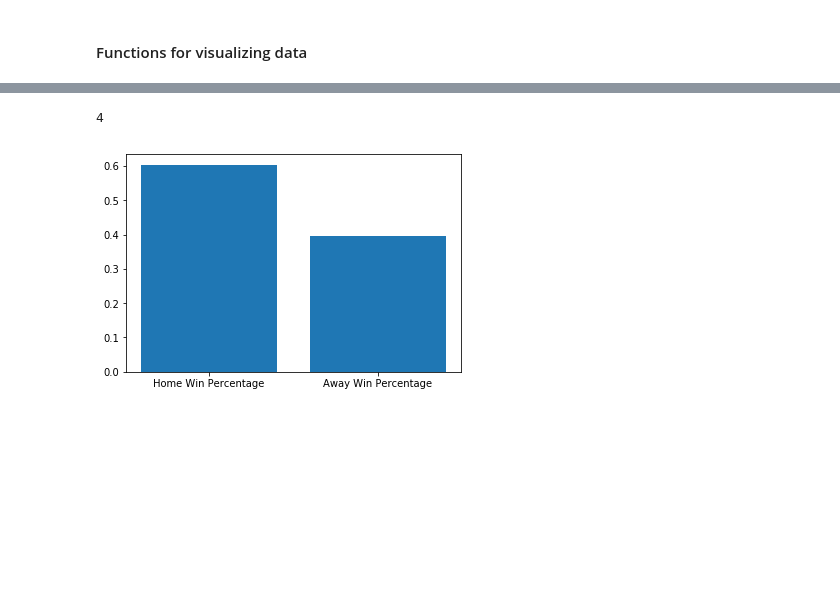
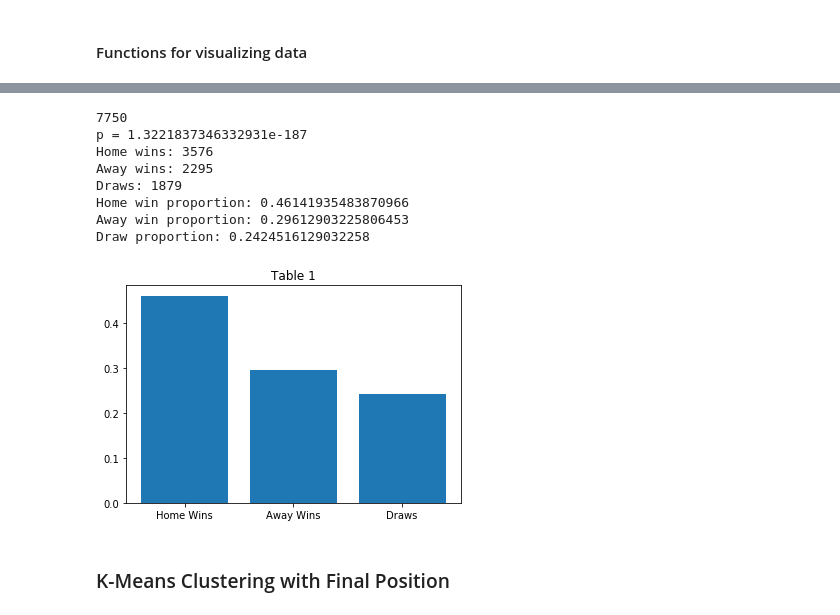
Before and after one commit to cjleggett/SoccerData, a Jupyter notebook: Soccer Data.ipynb, the cells around one changed output, grey strips where cells are left out. Drawn from its saved outputs; the diff is of its cells as text; code cells hidden in the pictures; blank space fills up the shorter version.

```diff
--- a/Soccer Data.ipynb
+++ b/Soccer Data.ipynb
@@ -321,39 +369,85 @@ def oneProportionZTestHomeWins(seasons):
     homeWins = 0
     awayWins = 0
     total = 0
     matchTotal = 0
     for season in seasons:
         for matchday in season.matchDays:
             for game in matchday.games:
                 # Ensuring random sampling
                 if not random.randint(0, 11) == 0:
                     x = 1
                     matchTotal += 1
                 elif game.homeScore > game.awayScore:
                     homeWins += 1
                     total += 1
                     matchTotal += 1
                 elif game.homeScore < game.awayScore:
                     awayWins += 1
                     total += 1
                     matchTotal += 1
     homePercentage = homeWins / total
     awayPercentage = awayWins / total
 
     if homePercentage * total < 10 or awayPercentage * total < 10 or total < 30 or total / matchTotal > .1:
         print("Conditions not met")
         return 1
     stat, pval = proportions_ztest(homeWins, total, .5, "larger")
     #print("P-value: "+ str(pval))
     return pval
 
-errors = 0
-for i in range(1000):
-    pval = oneProportionZTestHomeWins(eng+spn+ity+deu+aus)
-    if pval > .01:
-        errors += 1
-print(errors)
-plotHomeWins(eng)
+def oneProportionZTestHomeWinsDraws(seasons):
+    homeWins = 0
+    awayWins = 0
+    total = 0
+    draws = 0
+    matchTotal = 0
+    for season in seasons:
+        for matchday in season.matchDays:
+            for game in matchday.games:
+                matchTotal += 1
+                if game.homeScore > game.awayScore:
+                    homeWins += 1
+                elif game.homeScore < game.awayScore:
+                    awayWins += 1
+                else:
+                    draws += 1
+                total += 1
+    homePercentage = homeWins / total
+    awayPercentage = awayWins / total
+
+    print(total)
+
+    if homePercentage * total < 10 or awayPercentage * total < 10 or total < 30:
+        print("Conditions not met")
+        return 1
+    stat, pval = proportions_ztest(homeWins, total, awayPercentage, "larger")
+    #print("P-value: "+ str(pval))
+    return pval
+
+def findErrors():
+    errors = 0
+    avgp = 0
+    for i in range(10000):
+        pval = oneProportionZTestHomeWins(eng+spn+ity+deu+aus)
+        avgp += pval
+        if pval > .05:
+            errors += 1
+    return errors, avgp/5000
+
+print("p = "+str(oneProportionZTestHomeWinsDraws(eng+spn+ity+deu+aus)))
+"""errors, avgp = findErrors()
+print("Average p = "+str(avgp))
+print("errors: "+str(errors))"""
+plotHomeWins(eng+spn+ity+deu+aus)
 # %% [output]
-4
+7750
+p = 1.3221837346332931e-187
+Home wins: 3576
+Away wins: 2295
+Draws: 1879
+Home win proportion: 0.46141935483870966
+Away win proportion: 0.29612903225806453
+Draw proportion: 0.2424516129032258
-[figure, old version]
+[figure, new version]
+# %% [markdown]
+### K-Means Clustering with Final Position
```
Also changed, not shown: parts of 4 cells of this notebook.
